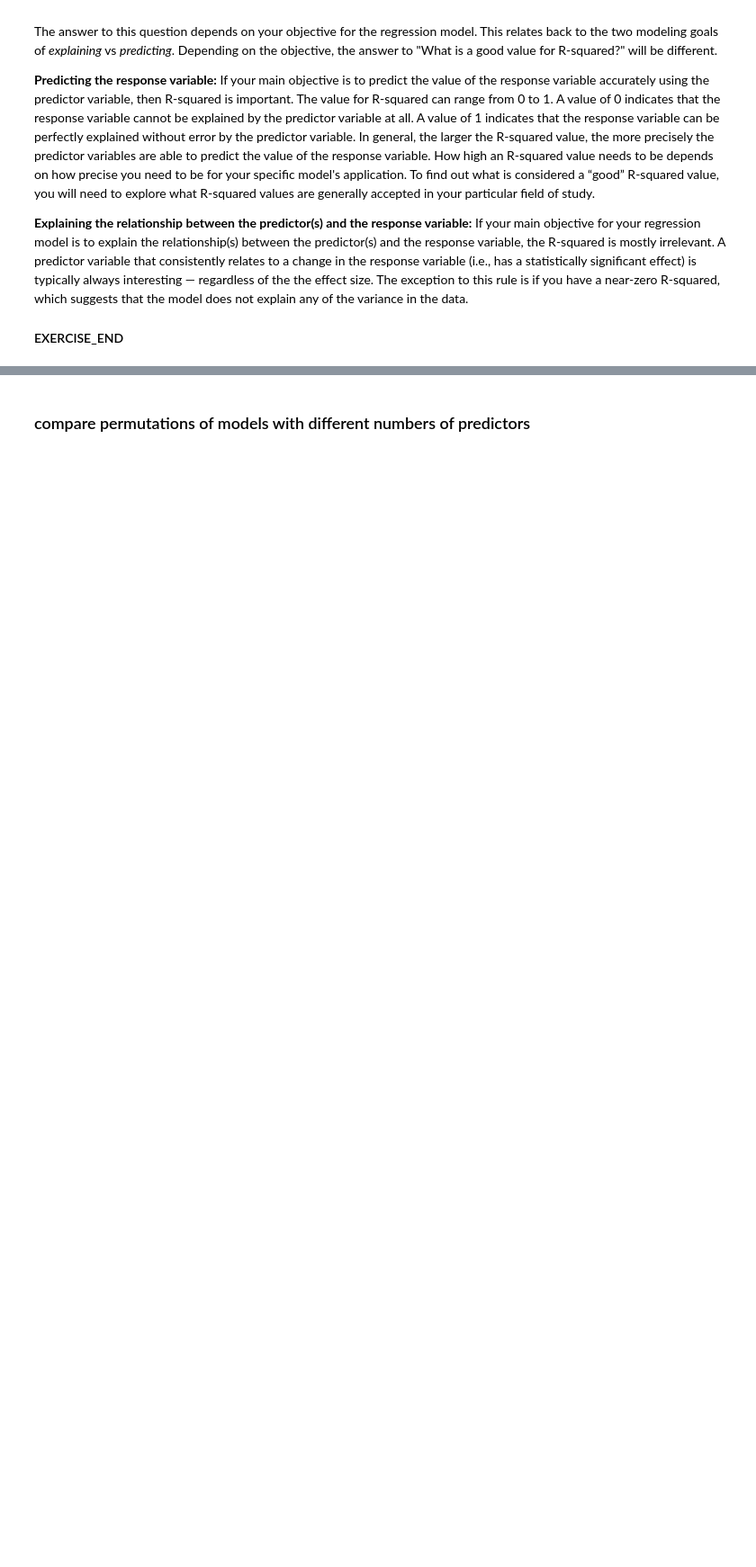
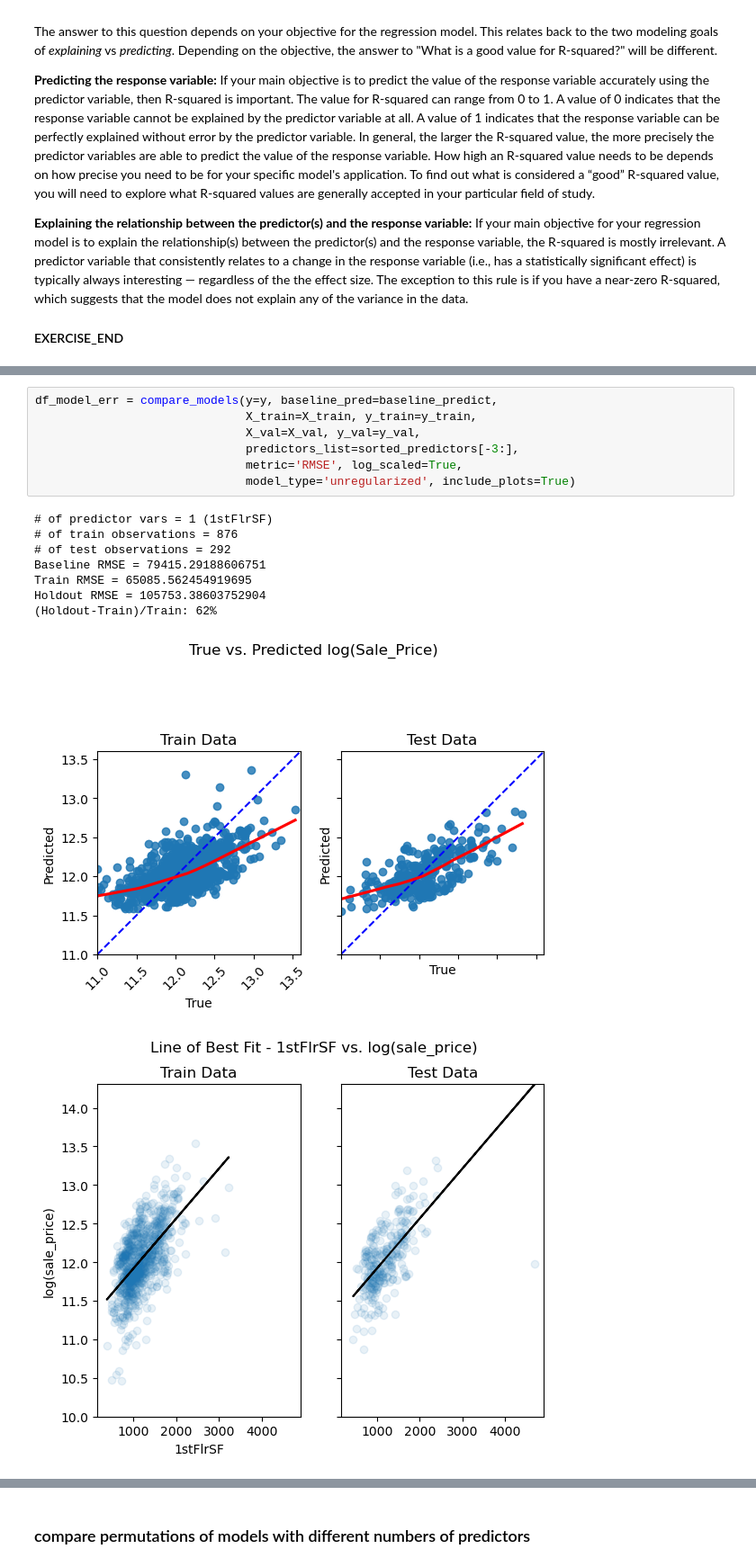
Before and after one commit to carpentries-incubator/high-dimensional-analysis-in-python, a Jupyter notebook: code/03-Regression-intro.ipynb, the cells around one changed output, grey strips where cells are left out. Shown at 90% size. Cells and saved outputs as stored; diff of their text form; blank space fills up the shorter version.

```diff
--- a/code/03-Regression-intro.ipynb
+++ b/code/03-Regression-intro.ipynb
@@ -419,0 +491,17 @@ Test RMSE = 90726.32385904736
+# %%
+df_model_err = compare_models(y=y, baseline_pred=baseline_predict,
+                              X_train=X_train, y_train=y_train,
+                              X_val=X_val, y_val=y_val,
+                              predictors_list=sorted_predictors[-3:],
+                              metric='RMSE', log_scaled=True,
+                              model_type='unregularized', include_plots=True)
+# %% [output]
+# of predictor vars = 1 (1stFlrSF)
+# of train observations = 876
+# of test observations = 292
+Baseline RMSE = 79415.29188606751
+Train RMSE = 65085.562454919695
+Holdout RMSE = 105753.38603752904
+(Holdout-Train)/Train: 62%
+[figure, added]
+[figure, added]
```
Also changed, not shown: parts of 36 cells of this notebook, 3 other files.
